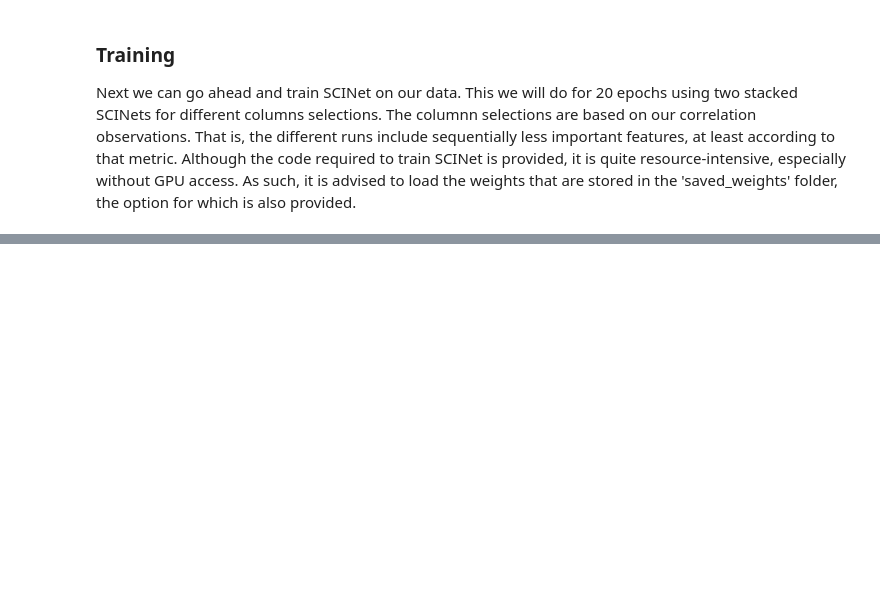
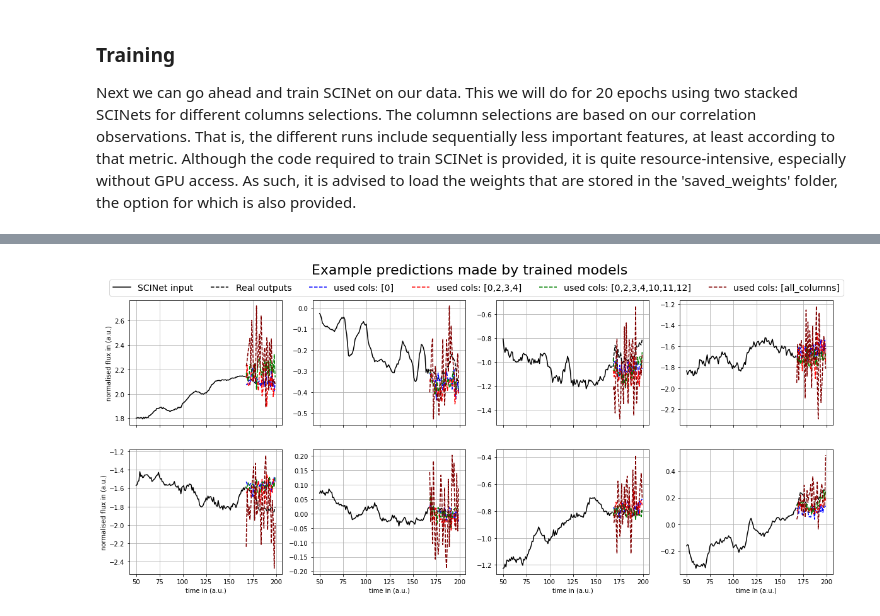
Before and after one commit to HiddeKanger/SCINet, a Jupyter notebook: exp/solar/Solar_Active_Regions.ipynb, the cells around one changed output, grey strips where cells are left out. Saved outputs shown, nothing was run; the diff lists cells and outputs as text; code cells hidden in the pictures; blank space fills up the shorter version.

```diff
--- a/exp/solar/Solar_Active_Regions.ipynb
+++ b/exp/solar/Solar_Active_Regions.ipynb
@@ -169,22 +154,0 @@ y_test_flux_naive = np.stack((X_test_proc[:,-1, 0] for _ in range(Y_len)),axis =
-# %%
-import matplotlib.pyplot as plt
-
-skip_x = 50
-time_x = np.arange(skip_x,X_len)
-time_y = np.arange(X_len,X_len+Y_len)
-
-fig, axes = plt.subplots(N_rows, N_columns, figsize = (8,8), sharex= True)
-
-for i, sample in enumerate(samples):
-
-    row = i//N_columns
-    col = i%N_columns
-
-    axes[row, col].plot(time_x, X_test_proc[sample,skip_x:,0], color = 'black')
-    axes[row, col].plot(time_y, y_test_proc[sample,:,0], color = 'black', ls = '--')
-    axes[row, col].plot(time_y, y_pred[sample,:,:], color = 'red', ls = '--')
-    axes[row, col].plot(time_y, y_test_flux_naive[sample,:])
-
-    axes[N_rows-1,col].set_xlabel('time in (a.u.)')
-
-plt.tight_layout()
@@ -220,0 +159,25 @@ Flux mean absolute error naive = 0.06373161098314963
+# %%
+from utils.plotting import plot_model_predictions
+
+N_columns = 4
+N_rows = 2
+
+samples = np.random.randint(0,X_test_proc.shape[0], size = N_columns * N_rows)
+predictions = []
+
+use_precalculated_predictions = True
+if use_precalculated_predictions:
+
+    for columns in columns_string:
+        predictions.append(np.load('predictions/prediction_{}.npy'.format(columns)))
+
+else:
+    print('making predictions... (takes ~5min)')
+    for i,model in enumerate(models):
+        predictions.append(model.predict(X_test_proc[:,:,columns_list[i]])[1])
+        print('made prediction for model {}/{}'.format(i+1,len(models)))
+
+plot_model_predictions(X_test_proc,y_test_proc,predictions,samples,\
+    N_rows,N_columns,X_len,Y_len, columns_string)
+# %% [output]
+[figure, added]
```
Also changed, not shown: parts of 10 cells of this notebook.
